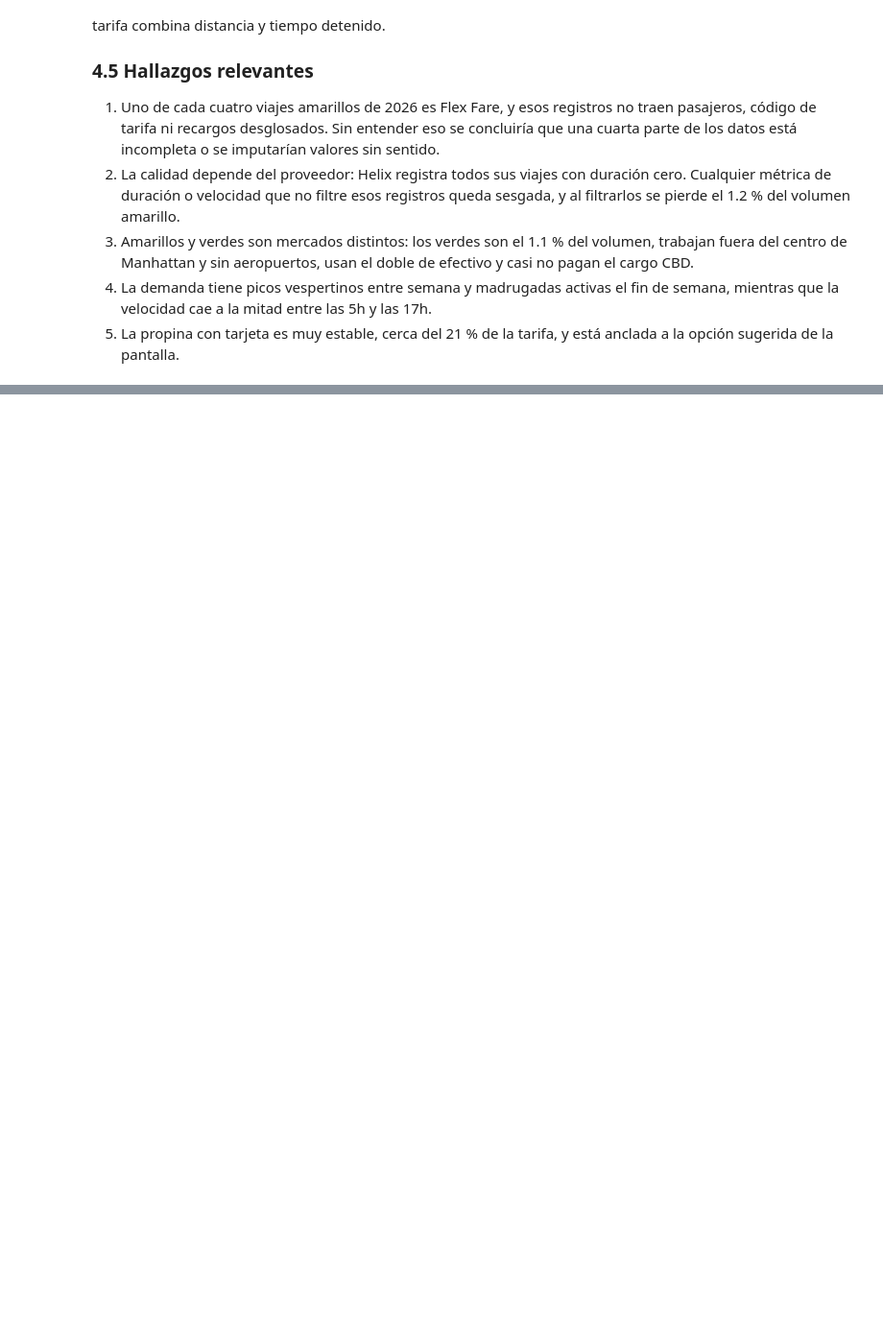
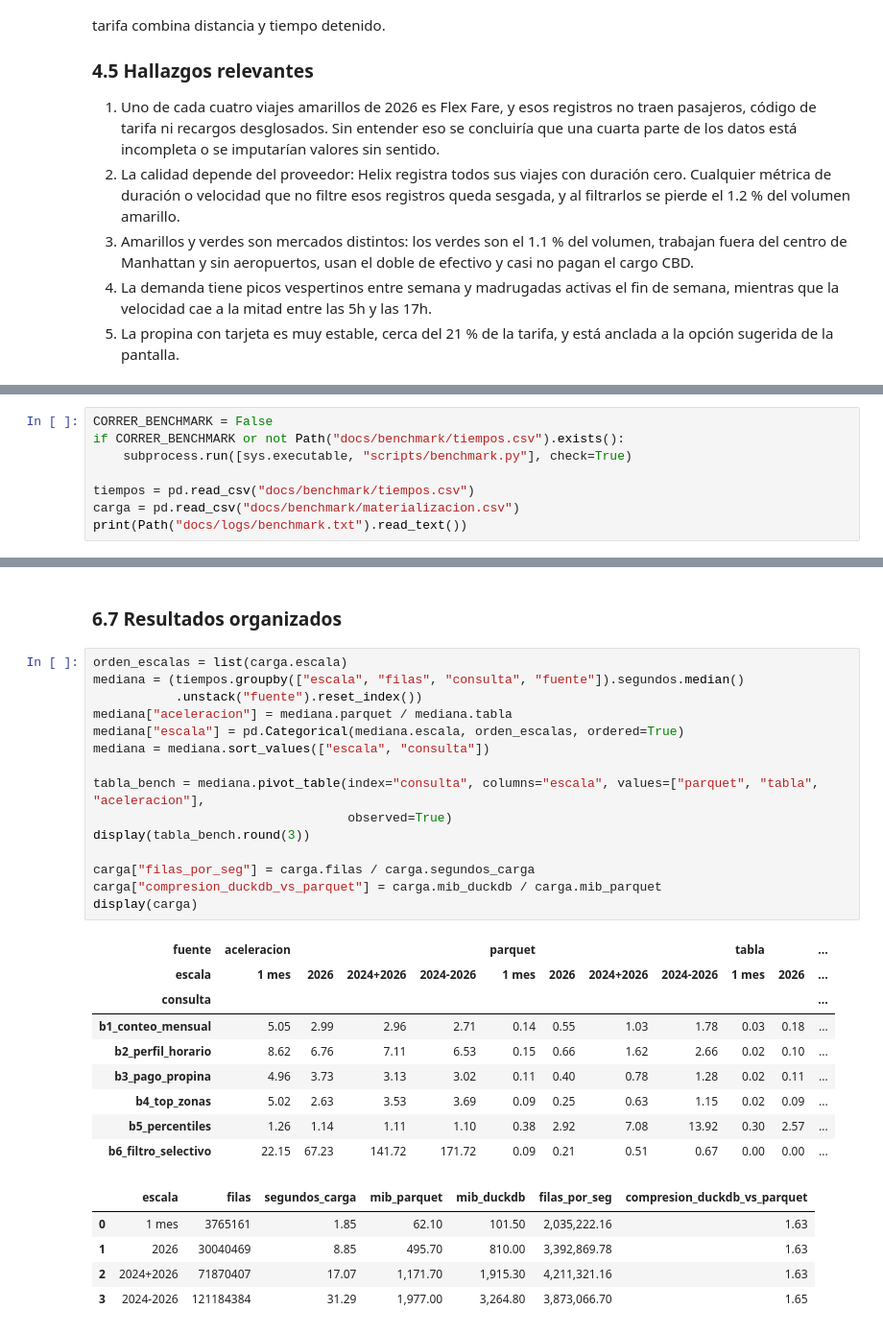
Before and after one commit to erickguerra2/duckdb, a Jupyter notebook: notebooks/Lab8_DuckDB.ipynb, the cells around one changed output, grey strips where cells are left out. Shown at 96% size. Drawn from its saved outputs; the diff is of its cells as text; blank space fills up the shorter version.

```diff
--- a/notebooks/Lab8_DuckDB.ipynb
+++ b/notebooks/Lab8_DuckDB.ipynb
@@ -1235,0 +1521,8 @@ La velocidad promedio cae a la mitad durante el día: pasa de unas 19.5 mph a la
+# %%
+CORRER_BENCHMARK = False
+if CORRER_BENCHMARK or not Path("docs/benchmark/tiempos.csv").exists():
+    subprocess.run([sys.executable, "scripts/benchmark.py"], check=True)
+
+tiempos = pd.read_csv("docs/benchmark/tiempos.csv")
+carga = pd.read_csv("docs/benchmark/materializacion.csv")
+print(Path("docs/logs/benchmark.txt").read_text())
@@ -1235,0 +1547,32 @@ La velocidad promedio cae a la mitad durante el día: pasa de unas 19.5 mph a la
+# %% [markdown]
+### 6.7 Resultados organizados
+# %%
+orden_escalas = list(carga.escala)
+mediana = (tiempos.groupby(["escala", "filas", "consulta", "fuente"]).segundos.median()
+           .unstack("fuente").reset_index())
+mediana["aceleracion"] = mediana.parquet / mediana.tabla
+mediana["escala"] = pd.Categorical(mediana.escala, orden_escalas, ordered=True)
+mediana = mediana.sort_values(["escala", "consulta"])
+
+tabla_bench = mediana.pivot_table(index="consulta", columns="escala", values=["parquet", "tabla", "aceleracion"],
+                                  observed=True)
+display(tabla_bench.round(3))
+
+carga["filas_por_seg"] = carga.filas / carga.segundos_carga
+carga["compresion_duckdb_vs_parquet"] = carga.mib_duckdb / carga.mib_parquet
+display(carga)
+# %% [output]
+| fuente | aceleracion |  |  |  | parquet |  |  |  | tabla |  | ... |
+| escala | 1 mes | 2026 | 2024+2026 | 2024-2026 | 1 mes | 2026 | 2024+2026 | 2024-2026 | 1 mes | 2026 | ... |
+| consulta |  |  |  |  |  |  |  |  |  |  | ... |
+| b1_conteo_mensual | 5.05 | 2.99 | 2.96 | 2.71 | 0.14 | 0.55 | 1.03 | 1.78 | 0.03 | 0.18 | ... |
+| b2_perfil_horario | 8.62 | 6.76 | 7.11 | 6.53 | 0.15 | 0.66 | 1.62 | 2.66 | 0.02 | 0.10 | ... |
+| b3_pago_propina | 4.96 | 3.73 | 3.13 | 3.02 | 0.11 | 0.40 | 0.78 | 1.28 | 0.02 | 0.11 | ... |
+| b4_top_zonas | 5.02 | 2.63 | 3.53 | 3.69 | 0.09 | 0.25 | 0.63 | 1.15 | 0.02 | 0.09 | ... |
+| b5_percentiles | 1.26 | 1.14 | 1.11 | 1.10 | 0.38 | 2.92 | 7.08 | 13.92 | 0.30 | 2.57 | ... |
+| b6_filtro_selectivo | 22.15 | 67.23 | 141.72 | 171.72 | 0.09 | 0.21 | 0.51 | 0.67 | 0.00 | 0.00 | ... |
+|  | escala | filas | segundos_carga | mib_parquet | mib_duckdb | filas_por_seg | compresion_duckdb_vs_parquet |
+| 0 | 1 mes | 3765161 | 1.85 | 62.10 | 101.50 | 2,035,222.16 | 1.63 |
+| 1 | 2026 | 30040469 | 8.85 | 495.70 | 810.00 | 3,392,869.78 | 1.63 |
+| 2 | 2024+2026 | 71870407 | 17.07 | 1,171.70 | 1,915.30 | 4,211,321.16 | 1.63 |
+| 3 | 2024-2026 | 121184384 | 31.29 | 1,977.00 | 3,264.80 | 3,873,066.70 | 1.65 |
```
Also changed, not shown: parts of 22 cells of this notebook, 22 other files.
